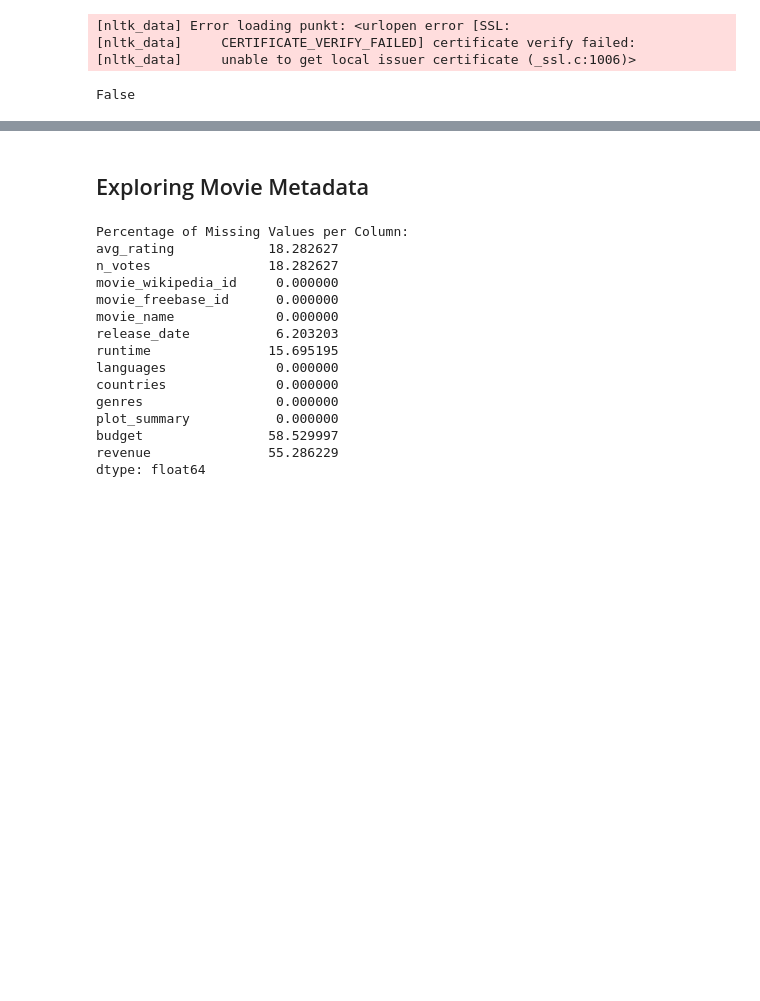
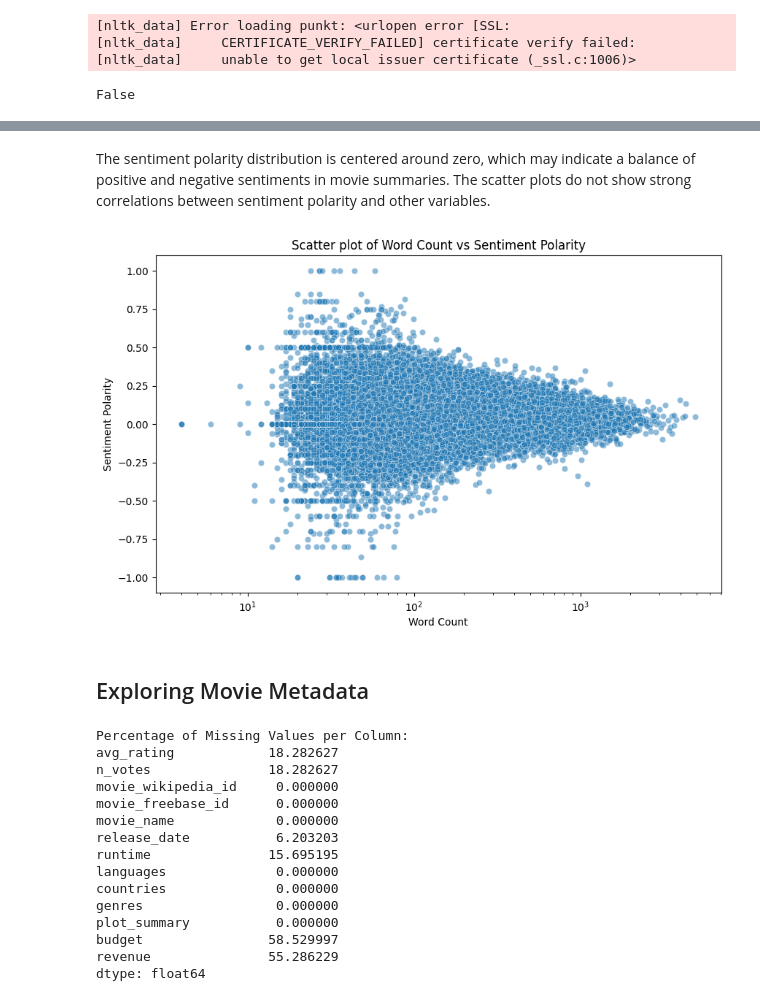
Before and after one commit to epfl-ada/ada-2023-project-biasbusters, a Jupyter notebook: main.ipynb, the cells around one changed output, grey strips where cells are left out. Saved outputs shown, nothing was run; the diff lists cells and outputs as text; code cells hidden in the pictures; blank space fills up the shorter version.

```diff
--- a/main.ipynb
+++ b/main.ipynb
@@ -194,3 +211,15 @@ sns.pairplot(processed_plot_summaries)
+# %% [markdown]
+The sentiment polarity distribution is centered around zero, which may indicate a balance of positive and negative sentiments in movie summaries. The scatter plots do not show strong correlations between sentiment polarity and other variables.
+# %%
+plt.figure(figsize=(10, 6))
+sns.scatterplot(x='word_count', y='sentiment_polarity', data=processed_plot_summaries, alpha=0.5)
+plt.title('Scatter plot of Word Count vs Sentiment Polarity')
+plt.xlabel('Word Count')
+plt.ylabel('Sentiment Polarity')
+plt.xscale('log')  # Using log scale for word count if it's heavily skewed
+plt.show()
+# %% [output]
+[figure, added]
 # %% [markdown]
 ## Exploring Movie Metadata
 # %%
```
Also changed, not shown: parts of 33 cells of this notebook.
